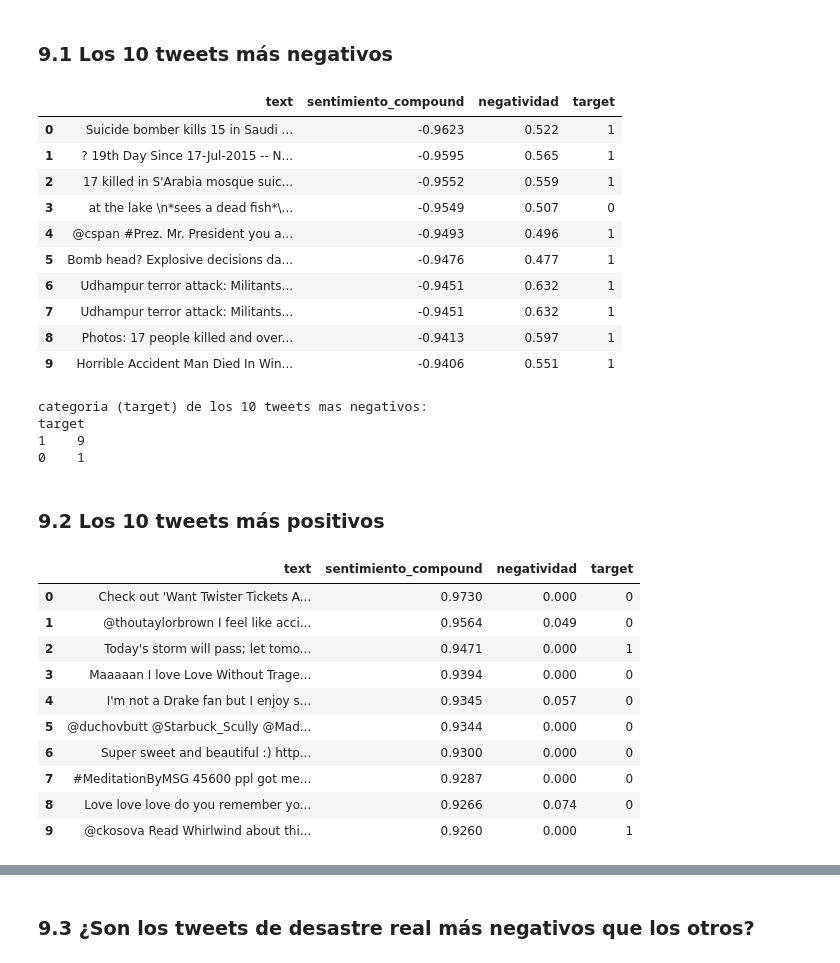
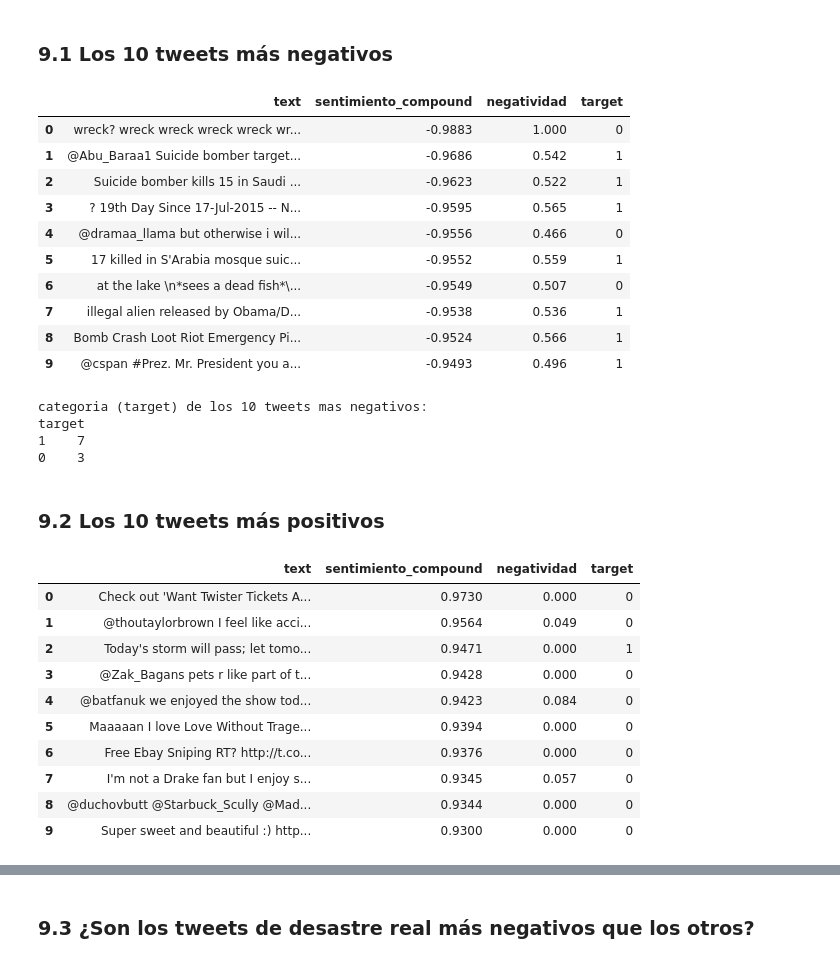
Before and after one commit to Bamo0507/Laboratorio_5_Clasificacion_Tweets, a Jupyter notebook: notebooks/8_9_10_sentimiento.ipynb, the cells around one changed output, grey strips where cells are left out. Cells and saved outputs as stored; diff of their text form; code cells hidden in the pictures.

```diff
--- a/notebooks/8_9_10_sentimiento.ipynb
+++ b/notebooks/8_9_10_sentimiento.ipynb
@@ -93,10 +91,14 @@ palabras positivas y cero negativas.
 # %%
-train = pd.read_csv(config.RUTA_TRAIN)
-test = pd.read_csv(config.RUTA_TEST)
+train = pd.read_csv(config.RUTA_SENTIMIENTO_TRAIN)
+test = pd.read_csv(config.RUTA_SENTIMIENTO_TEST)
 for d in (train, test):
     d["tokens"] = d["tokens"].fillna("")
 
-print(f"train: {len(train):,} filas | test: {len(test):,} filas")
-train[["text", "n_palabras_positivas", "n_palabras_negativas",
-       "sentimiento_compound", "negatividad", "sentimiento_clase"]].head()
+# Los ejercicios 8 y 9 describen el DATASET, asi que se responden sobre las 7,485
+# filas completas. El ejercicio 10 si respeta la particion, porque ahi se entrena.
+todo = pd.concat([train, test], ignore_index=True)
+
+print(f"train: {len(train):,} | test: {len(test):,} | dataset completo: {len(todo):,}")
+todo[["text", "n_palabras_positivas", "n_palabras_negativas",
+      "sentimiento_compound", "negatividad", "sentimiento_clase"]].head()
 # %% [output]
@@ -144,33 +147,33 @@ tweets que no hablan de un desastre real muchas veces usan palabras cargadas neg
 # %% [markdown]
 ### **9.1 Los 10 tweets más negativos**
 # %%
-mas_negativos = train.sort_values("sentimiento_compound").head(10)[
+mas_negativos = todo.sort_values("sentimiento_compound").head(10)[
     ["text", "sentimiento_compound", "negatividad", "target"]].reset_index(drop=True)
 mas_negativos
 # %% [output]
 |  | text | sentimiento_compound | negatividad | target |
-| 0 | Suicide bomber kills 15 in Saudi ... | -0.9623 | 0.522 | 1 |
-| 1 | ? 19th Day Since 17-Jul-2015 -- N... | -0.9595 | 0.565 | 1 |
-| 2 | 17 killed in S'Arabia mosque suic... | -0.9552 | 0.559 | 1 |
-| 3 | at the lake \n*sees a dead fish*\... | -0.9549 | 0.507 | 0 |
-| 4 | @cspan #Prez. Mr. President you a... | -0.9493 | 0.496 | 1 |
-| 5 | Bomb head? Explosive decisions da... | -0.9476 | 0.477 | 1 |
-| 6 | Udhampur terror attack: Militants... | -0.9451 | 0.632 | 1 |
-| 7 | Udhampur terror attack: Militants... | -0.9451 | 0.632 | 1 |
-| 8 | Photos: 17 people killed and over... | -0.9413 | 0.597 | 1 |
-| 9 | Horrible Accident Man Died In Win... | -0.9406 | 0.551 | 1 |
+| 0 | wreck? wreck wreck wreck wreck wr... | -0.9883 | 1.000 | 0 |
+| 1 | @Abu_Baraa1 Suicide bomber target... | -0.9686 | 0.542 | 1 |
+| 2 | Suicide bomber kills 15 in Saudi ... | -0.9623 | 0.522 | 1 |
+| 3 | ? 19th Day Since 17-Jul-2015 -- N... | -0.9595 | 0.565 | 1 |
+| 4 | @dramaa_llama but otherwise i wil... | -0.9556 | 0.466 | 0 |
+| 5 | 17 killed in S'Arabia mosque suic... | -0.9552 | 0.559 | 1 |
+| 6 | at the lake \n*sees a dead fish*\... | -0.9549 | 0.507 | 0 |
+| 7 | illegal alien released by Obama/D... | -0.9538 | 0.536 | 1 |
+| 8 | Bomb Crash Loot Riot Emergency Pi... | -0.9524 | 0.566 | 1 |
+| 9 | @cspan #Prez. Mr. President you a... | -0.9493 | 0.496 | 1 |
 # %%
 print("categoria (target) de los 10 tweets mas negativos:")
 print(mas_negativos["target"].value_counts().to_string())
 # %% [output]
 categoria (target) de los 10 tweets mas negativos:
 target
-1    9
-0    1
+1    7
+0    3
 # %% [markdown]
 ### **9.2 Los 10 tweets más positivos**
 # %%
-mas_positivos = train.sort_values("sentimiento_compound", ascending=False).head(10)[
+mas_positivos = todo.sort_values("sentimiento_compound", ascending=False).head(10)[
     ["text", "sentimiento_compound", "negatividad", "target"]].reset_index(drop=True)
 mas_positivos
 # %% [output]
@@ -178,13 +181,13 @@ mas_positivos
 | 0 | Check out 'Want Twister Tickets A... | 0.9730 | 0.000 | 0 |
 | 1 | @thoutaylorbrown I feel like acci... | 0.9564 | 0.049 | 0 |
 | 2 | Today's storm will pass; let tomo... | 0.9471 | 0.000 | 1 |
-| 3 | Maaaaan I love Love Without Trage... | 0.9394 | 0.000 | 0 |
-| 4 | I'm not a Drake fan but I enjoy s... | 0.9345 | 0.057 | 0 |
-| 5 | @duchovbutt @Starbuck_Scully @Mad... | 0.9344 | 0.000 | 0 |
-| 6 | Super sweet and beautiful :) http... | 0.9300 | 0.000 | 0 |
-| 7 | #MeditationByMSG 45600 ppl got me... | 0.9287 | 0.000 | 0 |
-| 8 | Love love love do you remember yo... | 0.9266 | 0.074 | 0 |
-| 9 | @ckosova Read Whirlwind about thi... | 0.9260 | 0.000 | 1 |
+| 3 | @Zak_Bagans pets r like part of t... | 0.9428 | 0.000 | 0 |
+| 4 | @batfanuk we enjoyed the show tod... | 0.9423 | 0.084 | 0 |
+| 5 | Maaaaan I love Love Without Trage... | 0.9394 | 0.000 | 0 |
+| 6 | Free Ebay Sniping RT? http://t.co... | 0.9376 | 0.000 | 0 |
+| 7 | I'm not a Drake fan but I enjoy s... | 0.9345 | 0.057 | 0 |
+| 8 | @duchovbutt @Starbuck_Scully @Mad... | 0.9344 | 0.000 | 0 |
+| 9 | Super sweet and beautiful :) http... | 0.9300 | 0.000 | 0 |
 # %%
 print("categoria (target) de los 10 tweets mas positivos:")
 print(mas_positivos["target"].value_counts().to_string())
```
Also changed, not shown: parts of 14 cells of this notebook, 12 other files.
